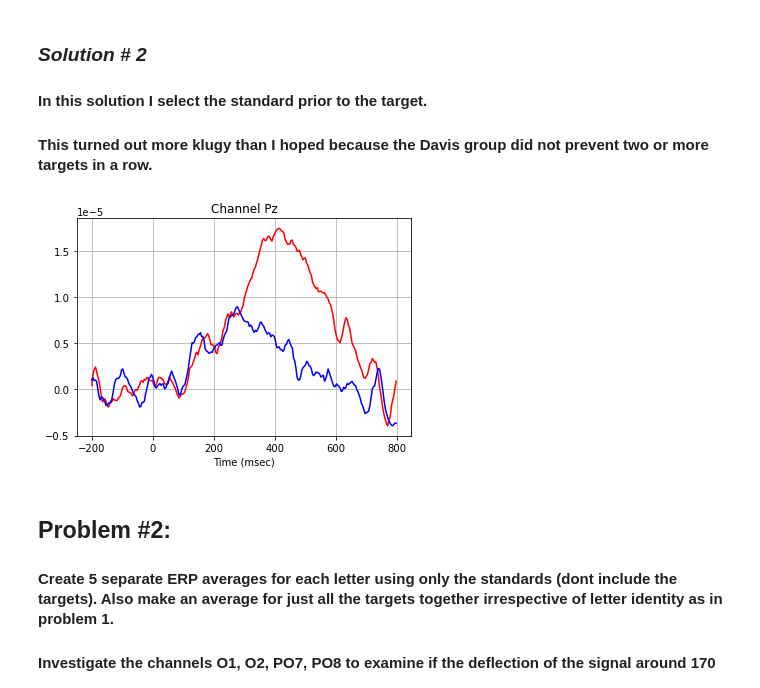
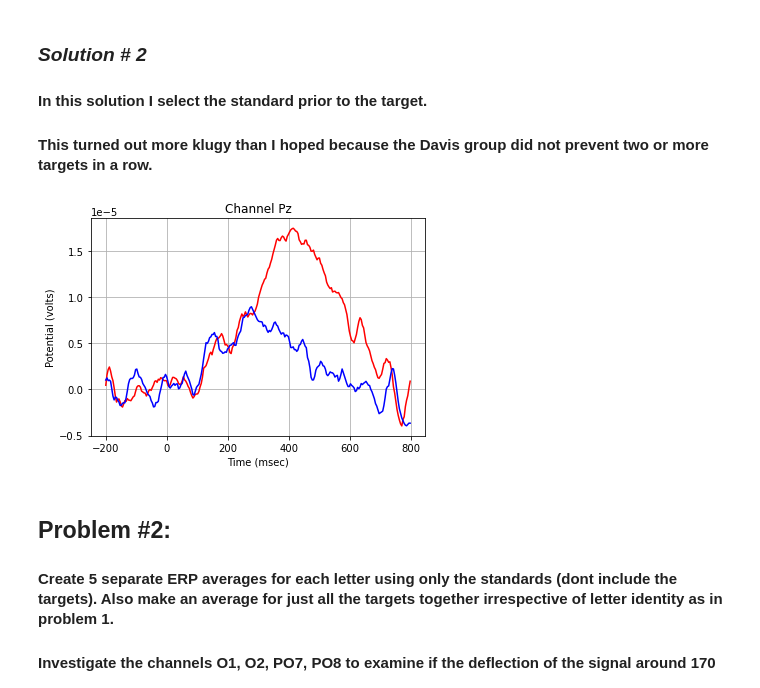
Before and after one commit to zsawdai/COGS108, a Jupyter notebook: Exercises/Exercise1_solutions.ipynb, the cells around one changed output. Cells and saved outputs as stored; diff of their text form; code cells hidden in the pictures.

```diff
--- a/Exercises/Exercise1_solutions.ipynb
+++ b/Exercises/Exercise1_solutions.ipynb
@@ -249,12 +252,13 @@ erp_standard = np.mean(eeg[rand_standards[0:ntargets],:,:],axis =0)
 # %%
 plt.plot(eeg_time,erp_target[12,:],'r')
 plt.plot(eeg_time,erp_standard[12,:],'b')
 plt.title('Channel '+channelnames[12])
 plt.xlabel('Time (msec)')
+plt.ylabel('Potential (volts)')
 plt.grid()
 plt.show()
 # %% [output]
-[figure, old version]
+[figure, new version]
 # %% [markdown]
 ## Problem #2:
 
```
Also changed, not shown: parts of 4 cells of this notebook.
